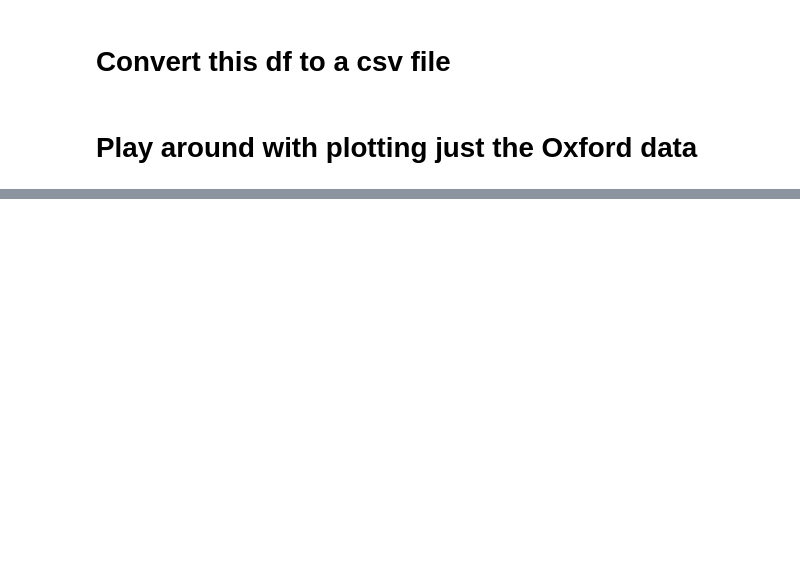
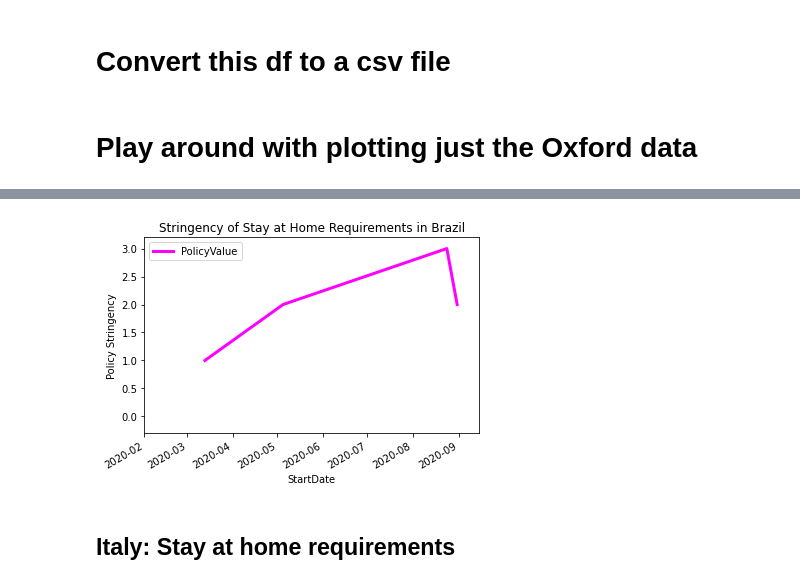
Before and after one commit to ksaslow/sad-song, a Jupyter notebook: ox_covid_test.ipynb, the cells around one changed output, grey strips where cells are left out. Cells and saved outputs as stored; diff of their text form; code cells hidden in the pictures; blank space fills up the shorter version.

```diff
--- a/ox_covid_test.ipynb
+++ b/ox_covid_test.ipynb
@@ -235,0 +272,12 @@ AttributeError: module 'matplotlib' has no attribute 'show'
+# %%
+sub_brazil.plot('StartDate', 'PolicyValue', linewidth=3, color='magenta')
+plt.ylabel('Policy Stringency')
+plt.title('Stringency of Stay at Home Requirements in Brazil')
+plt.xlim('2020-02-01', '2020-09-15') # change the range of dates shown on the axis to keep consistent time frames
+plt.ylim(-0.3, 3.2) # change the range of the policy values to include the entire range of 0, 1, 2, or 3.
+
+plt.show()
+# %% [output]
+[figure, added]
+# %% [markdown]
+## Italy: Stay at home requirements
```
Also changed, not shown: parts of 25 cells of this notebook.
